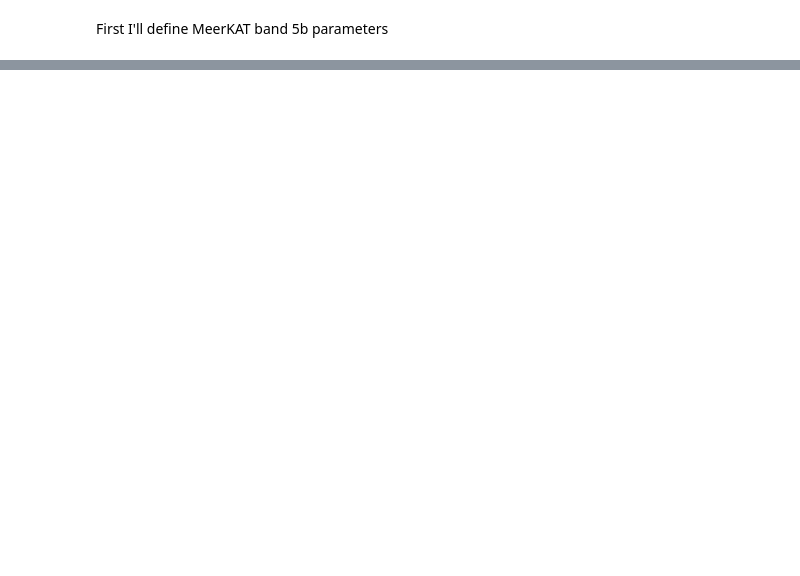
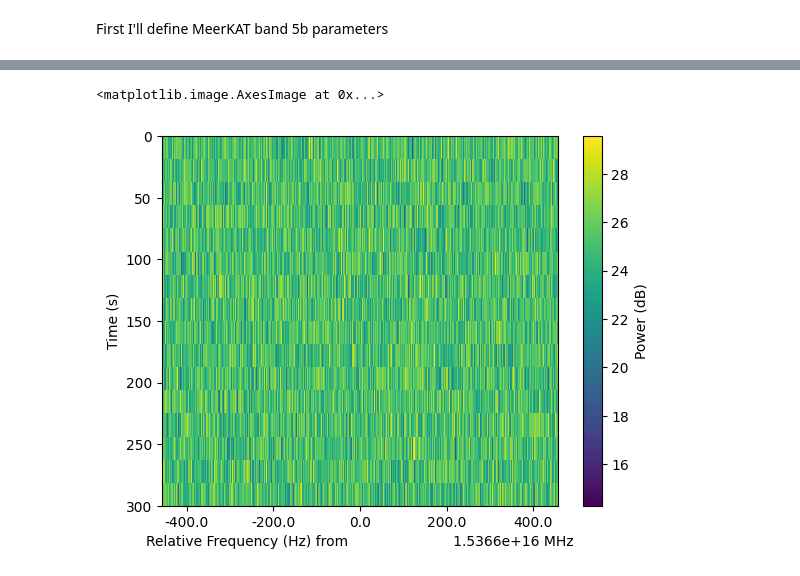
Before and after one commit to Oxke/seti-deliverables, a Jupyter notebook: noise_only_MeerKAT_5b.ipynb, the cells around one changed output, grey strips where cells are left out. Drawn from its saved outputs; the diff is of its cells as text; code cells hidden in the pictures; blank space fills up the shorter version.

```diff
--- a/noise_only_MeerKAT_5b.ipynb
+++ b/noise_only_MeerKAT_5b.ipynb
@@ -64,0 +118,13 @@ frame_s.plot(db=False)
+# %%
+# ~SETICORE~ turboSETI RETURNED A HIT AT INDEX 349652, drift rate 1.53
+i_hit = 699393
+# %%
+frame_s = frame.get_slice(
+    i_hit - WINDOW_SIZE//2,
+    i_hit + WINDOW_SIZE//2
+)
+# %%
+frame_s.plot()
+# %% [output]
+<matplotlib.image.AxesImage at 0x...>
+[figure, added]
```
Also changed, not shown: parts of 21 cells of this notebook, 6 other files.
